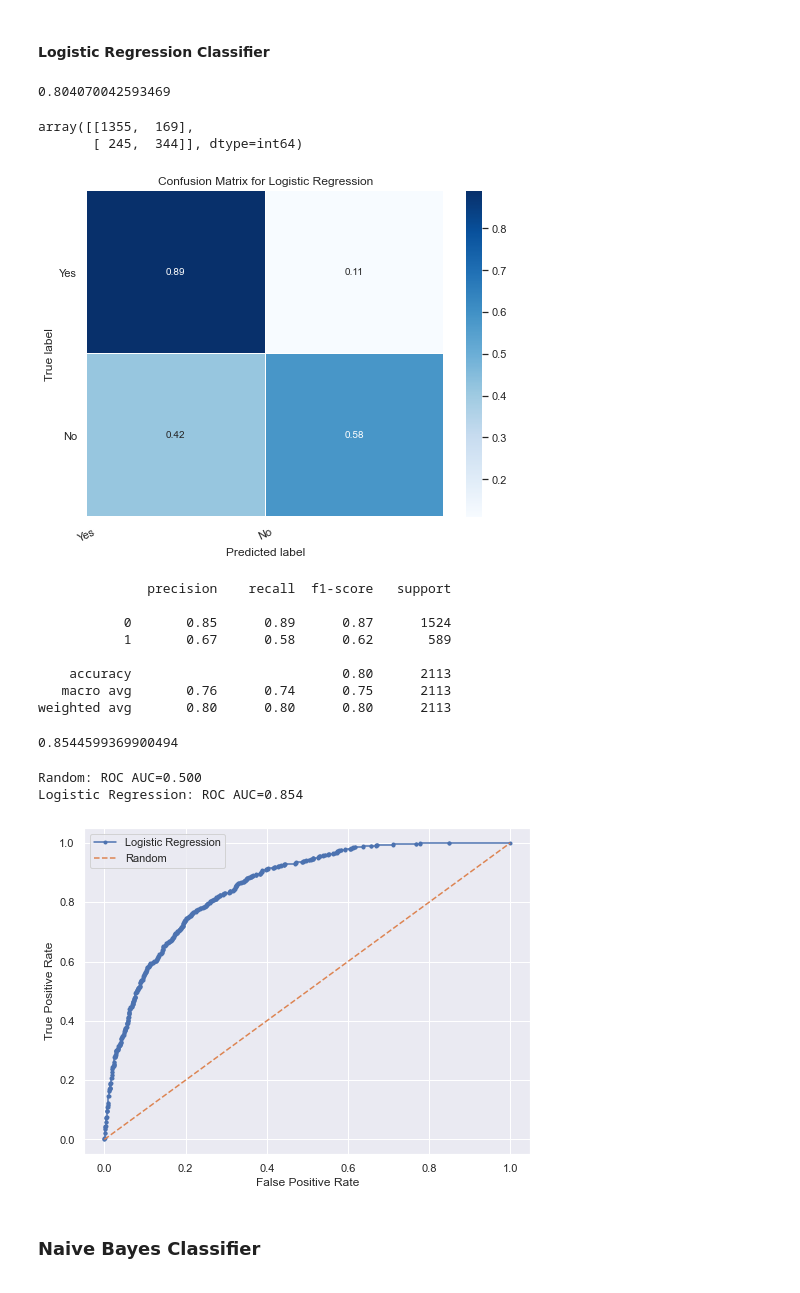
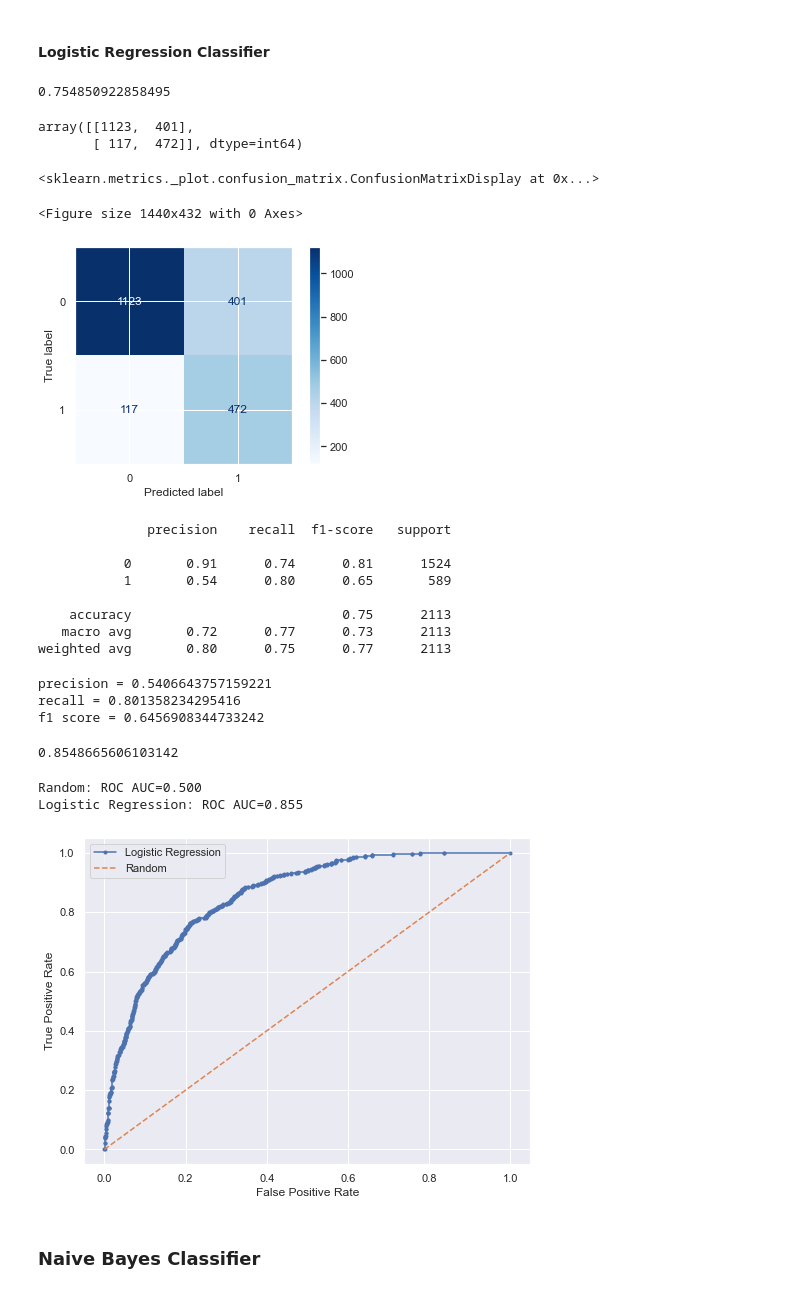
Before and after one commit to samarth-malhotra/Dissertation, a Jupyter notebook: Dissertation Project.ipynb, the cells around one changed output. Drawn from its saved outputs; the diff is of its cells as text; code cells hidden in the pictures.

```diff
--- a/Dissertation Project.ipynb
+++ b/Dissertation Project.ipynb
@@ -521,61 +522,57 @@ X.columns = features
 # %%
 X_train, X_test, y_train, y_test = train_test_split(X, y, test_size=0.3, random_state=101)
 # %%
-model = LogisticRegression()
+model = LogisticRegression(class_weight='balanced', max_iter=1000)
 result = model.fit(X_train, y_train)
 # %%
 y_pred_test = model.predict(X_test)
-accuracy_score(y_test, y_pred_test)
+lg_acc = accuracy_score(y_test, y_pred_test)
+lg_acc
 # %% [output]
-0.804070042593469
+0.754850922858495
 # %%
 # Confusion matric
 confusion_matrix(y_test, y_pred_test)
 # %% [output]
-array([[1355,  169],
-       [ 245,  344]], dtype=int64)
+array([[1123,  401],
+       [ 117,  472]], dtype=int64)
-# %%
-# Plotting the confusion matrix
-# Get and reshape confusion matrix data
-plt.figure(figsize=(8, 6))
-matrix = confusion_matrix(y_test, y_pred_test)
-matrix = matrix.astype('float') / matrix.sum(axis=1)[:, np.newaxis]
-
-# Build the plot
-#plt.figure(figsize=(16,7))
-#sns.set(font_scale=1.4)
-sns.heatmap(matrix, annot=True, annot_kws={'size':10},
-            cmap=plt.cm.Blues, linewidths=0.2)
-
-# Add labels to the plot
-class_names = ['Yes', 'No']
-tick_marks = np.arange(len(class_names))
-tick_marks2 = tick_marks + 0.5
-plt.xticks(tick_marks, class_names, rotation=25)
-plt.yticks(tick_marks2, class_names, rotation=0)
-plt.xlabel('Predicted label')
-plt.ylabel('True label')
-plt.title('Confusion Matrix for Logistic Regression')
-plt.show()
-# %% [output]
-[figure, removed]
+# %%
+plt.figure(figsize=(20, 6))
+metrics.plot_confusion_matrix(model, X_test, y_test, cmap="Blues")
+#plt.figure(figsize=(20, 6))
+# %% [output]
+<sklearn.metrics._plot.confusion_matrix.ConfusionMatrixDisplay at 0x...>
+<Figure size 1440x432 with 0 Axes>
+[figure, added]
 # %%
 # Classification report
 print(classification_report(y_test, y_pred_test))
 # %% [output]
               precision    recall  f1-score   support
 
-           0       0.85      0.89      0.87      1524
-           1       0.67      0.58      0.62       589
+           0       0.91      0.74      0.81      1524
+           1       0.54      0.80      0.65       589
 
-    accuracy                           0.80      2113
-   macro avg       0.76      0.74      0.75      2113
-weighted avg       0.80      0.80      0.80      2113
+    accuracy                           0.75      2113
+   macro avg       0.72      0.77      0.73      2113
+weighted avg       0.80      0.75      0.77      2113
+# %%
+lg_prec = metrics.precision_score(y_test, y_pred_test)
+lg_rec = metrics.recall_score(y_test, y_pred_test)
+lg_f1 = metrics.f1_score(y_test, y_pred_test)
+print("precision = " + str(lg_prec))
+print("recall = " + str(lg_rec))
+print("f1 score = " + str(lg_f1))
+# %% [output]
+precision = 0.5406643757159221
+recall = 0.801358234295416
+f1 score = 0.6456908344733242
 # %%
 # Similarly compute ROC curve and ROC area for each class
-roc_auc_score(y_test, model.predict_proba(X_test)[:,1])
+lg_auc_roc = roc_auc_score(y_test, model.predict_proba(X_test)[:,1])
+lg_auc_roc
 # %% [output]
-0.8544599369900494
+0.8548665606103142
 # %%
 plt.figure(figsize=(8, 6))
 ns_probs = [0 for _ in range(len(y_test))]
@@ -603,7 +600,7 @@ plt.legend()
 plt.show()
 # %% [output]
 Random: ROC AUC=0.500
-Logistic Regression: ROC AUC=0.854
+Logistic Regression: ROC AUC=0.855
 [figure]
 # %% [markdown]
 ### Naive Bayes Classifier
```
Also changed, not shown: parts of 28 cells of this notebook.
